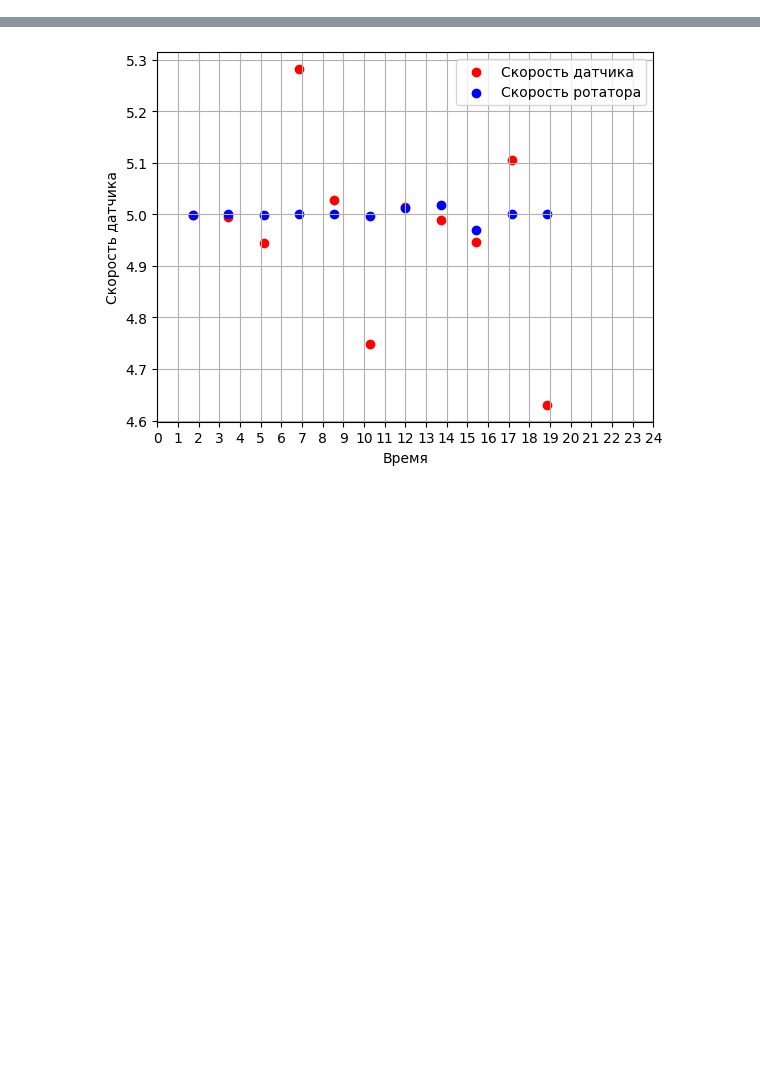
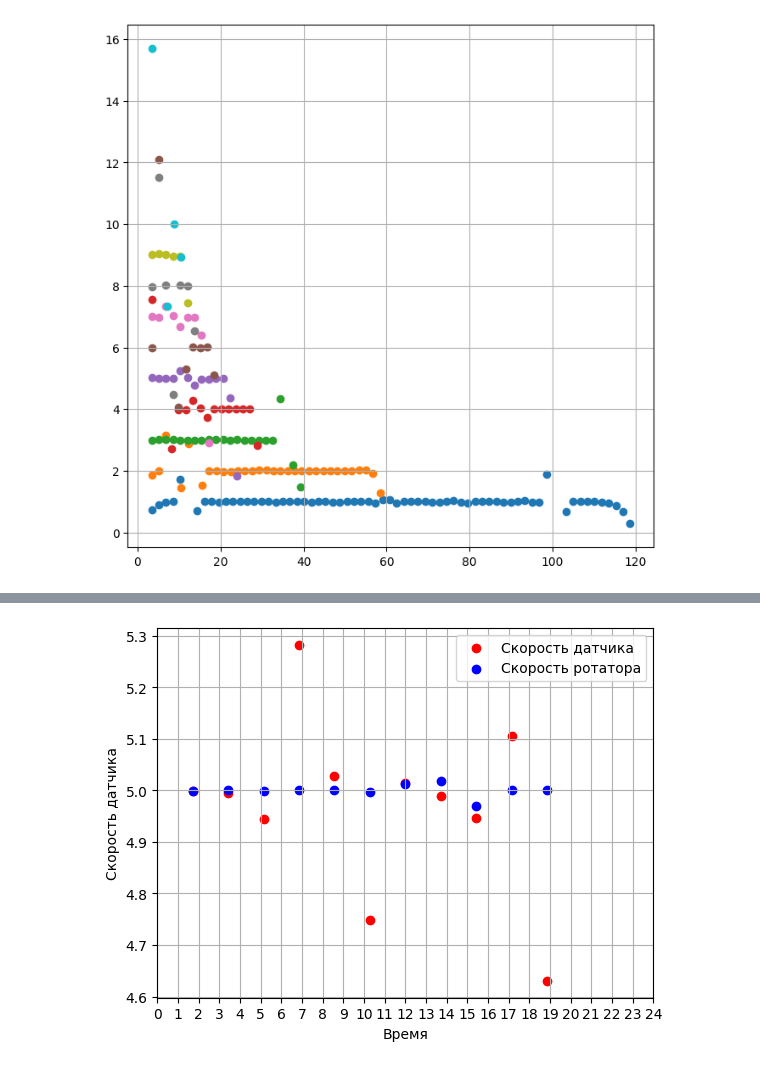
Before and after one commit to functiod/Calibrator, a Jupyter notebook: dsg/calibrator/data_processing/test.ipynb, the cells around one changed output, grey strips where cells are left out. Cells and saved outputs as stored; diff of their text form; code cells hidden in the pictures; blank space fills up the shorter version.

```diff
--- a/dsg/calibrator/data_processing/test.ipynb
+++ b/dsg/calibrator/data_processing/test.ipynb
@@ -237,0 +307,8 @@ for i, delta in enumerate(delta_time):
+# %%
+plt.figure(figsize=(8, 8))
+for data in ss_deriv_1:
+    plt.scatter(data[0], data[1])
+plt.grid(True)
+plt.show()
+# %% [output]
+[figure, added]
```
Also changed, not shown: parts of 12 cells of this notebook, 4 other files.
